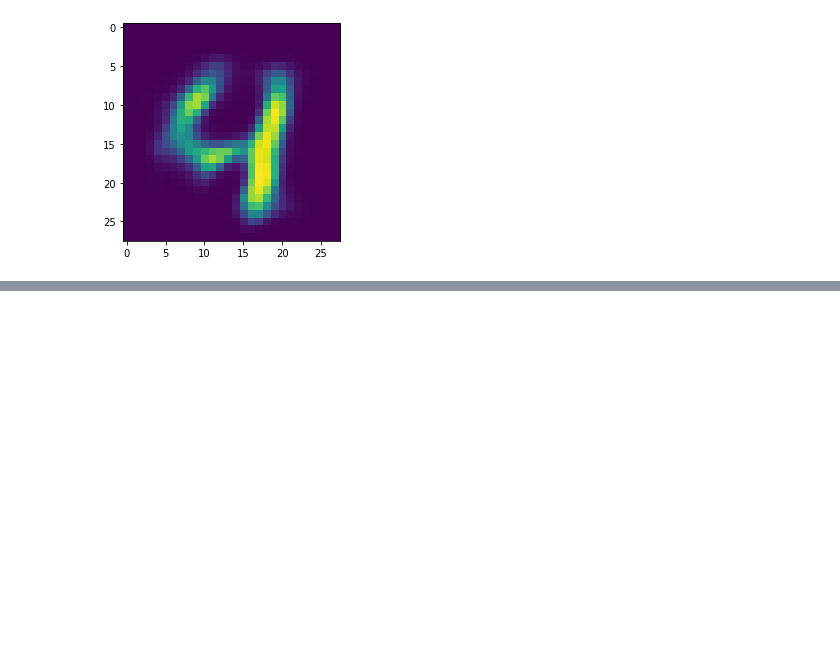
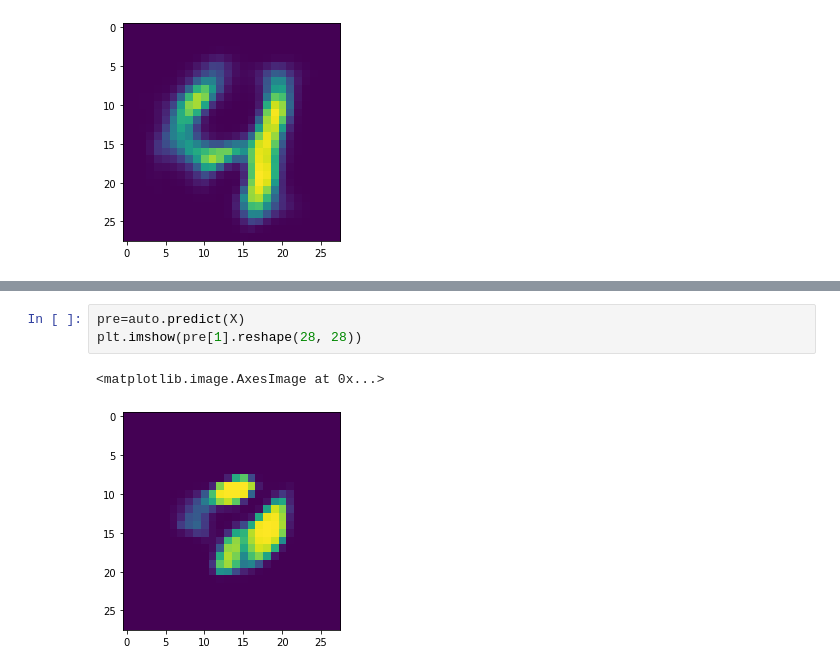
Before and after one commit to bjmin/bmin_comphys, a Jupyter notebook: ml/ml12/mlphys12-1.ipynb, the cells around one changed output, grey strips where cells are left out. Drawn from its saved outputs; the diff is of its cells as text; blank space fills up the shorter version.

```diff
--- a/ml/ml12/mlphys12-1.ipynb
+++ b/ml/ml12/mlphys12-1.ipynb
@@ -80,0 +93,6 @@ plt.imshow(pre[4].reshape(28, 28))
+# %%
+pre=auto.predict(X)
+plt.imshow(pre[1].reshape(28, 28))
+# %% [output]
+<matplotlib.image.AxesImage at 0x...>
+[figure, added]
```
Also changed, not shown: parts of 3 cells of this notebook.
